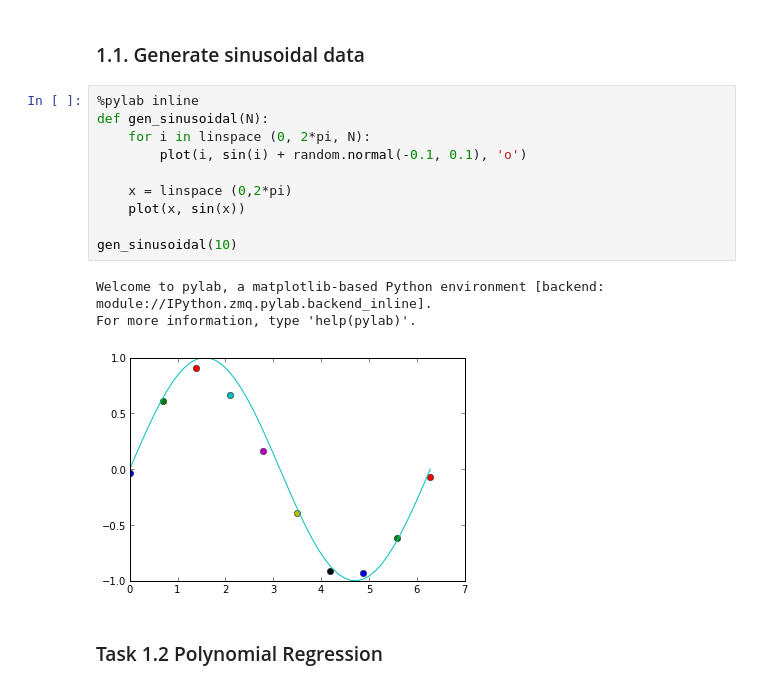
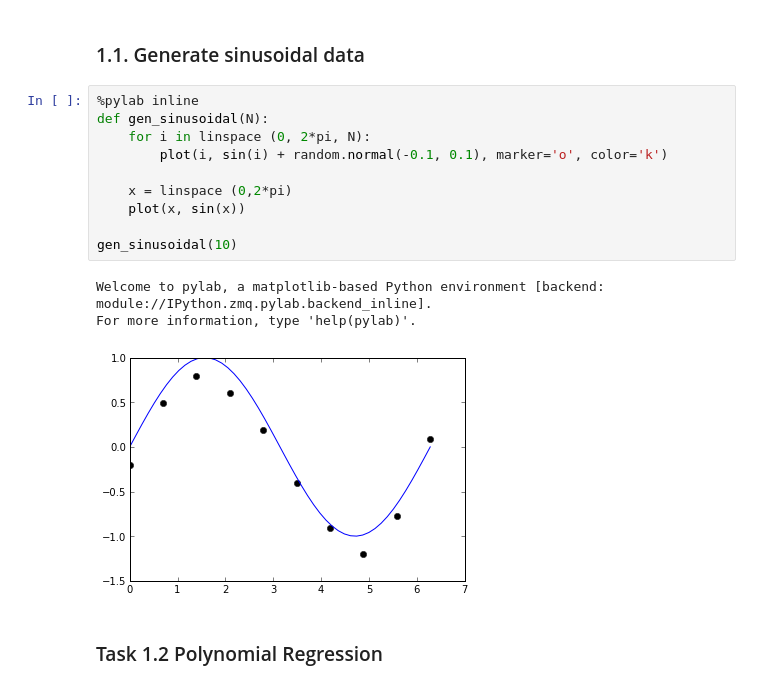
Before and after one commit to jaivalis/MLPR-Labs, a Jupyter notebook: Lab1Solutions.ipynb, the cells around one changed output. Cells and saved outputs as stored; diff of their text form.

```diff
--- a/Lab1Solutions.ipynb
+++ b/Lab1Solutions.ipynb
@@ -7,17 +7,17 @@
 # %%
 %pylab inline
 def gen_sinusoidal(N):
     for i in linspace (0, 2*pi, N):
-        plot(i, sin(i) + random.normal(-0.1, 0.1), 'o')
+        plot(i, sin(i) + random.normal(-0.1, 0.1), marker='o', color='k')
 
     x = linspace (0,2*pi)
     plot(x, sin(x))
 
 gen_sinusoidal(10)
 # %% [output]
 Welcome to pylab, a matplotlib-based Python environment [backend: module://IPython.zmq.pylab.backend_inline].
 For more information, type 'help(pylab)'.
-[figure, old version]
+[figure, new version]
 # %% [markdown]
 ### Task 1.2 Polynomial Regression
 # %%
```
Also changed, not shown: parts of 6 cells of this notebook.
